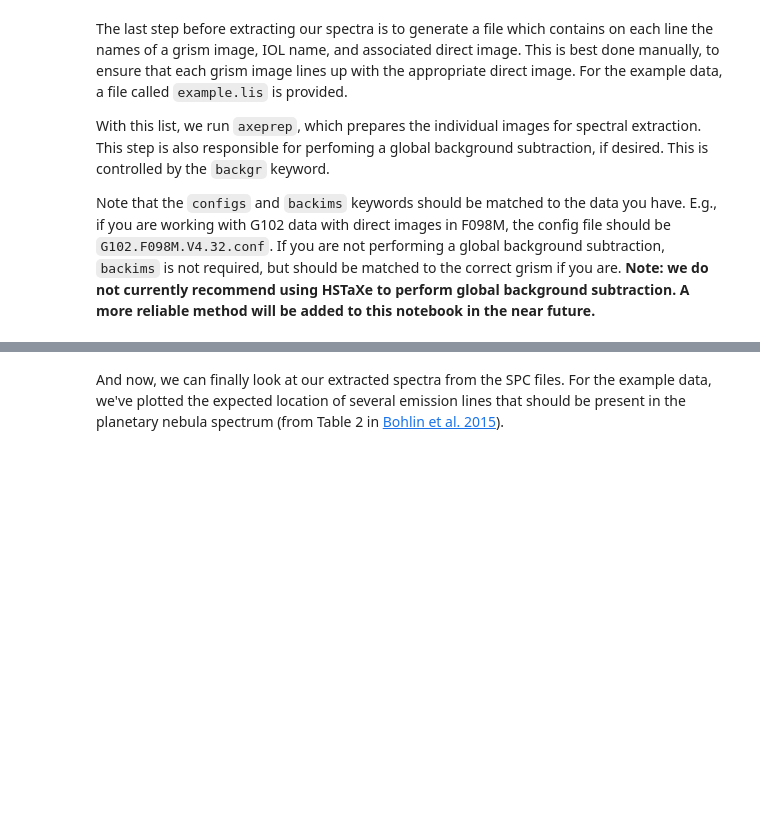
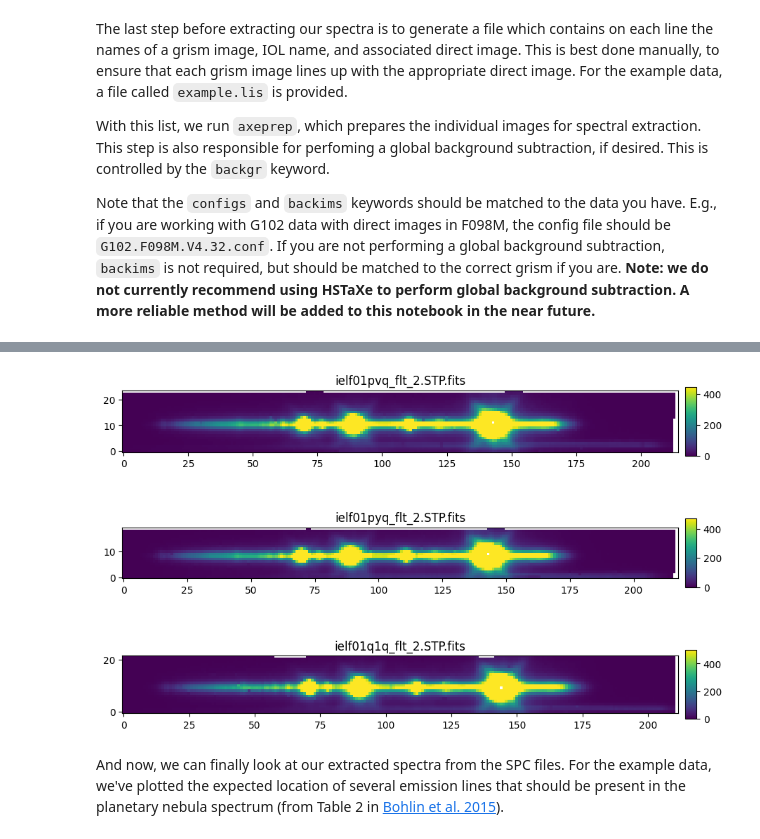
Before and after one commit to spacetelescope/hstaxe, a Jupyter notebook: cookbooks/WFC3/IR_basic_extraction/wfc3-basic-ir-hstaxe-cookbook.ipynb, the cells around one changed output, grey strips where cells are left out. Drawn from its saved outputs; the diff is of its cells as text; code cells hidden in the pictures; blank space fills up the shorter version.

```diff
--- a/cookbooks/WFC3/IR_basic_extraction/wfc3-basic-ir-hstaxe-cookbook.ipynb
+++ b/cookbooks/WFC3/IR_basic_extraction/wfc3-basic-ir-hstaxe-cookbook.ipynb
@@ -88,13 +114,13 @@ os.mkdir('direct_ims')
 Now, copy your images to the input directories.
 # %%
 # src = '/path/to/your/grism/images/*.fits'
-src = 'example_data/grism/*.fits'
+src = 'example_data/grism/*raw.fits'
 dst = 'grism_ims/'
 for f in glob.glob(src):
     shutil.copy(f, dst)
 
 # src = '/path/to/your/direct/images/*.fits'
-src = 'example_data/direct/*.fits'
+src = 'example_data/direct/*raw.fits'
 dst = 'direct_ims/'
 for f in glob.glob(src):
     shutil.copy(f, dst)
@@ -193,7 +436,8 @@ os.chdir('grism_ims')
 
 lis = open('grism.lis', 'w')
 for f in sorted(os.listdir('.')):
-    if os.path.splitext(f)[1]=='.fits':
+    if f[-8:] == 'flt.fits':
+    # if os.path.splitext(f)[1]=='.fits':
         lis.write(f)
         lis.write('\n')
 lis.close()
@@ -211,7 +494,8 @@ os.chdir('direct_ims')
 
 lis = open('direct.lis', 'w')
 for f in sorted(os.listdir('.')):
-    if os.path.splitext(f)[1]=='.fits':
+    if f[-8:] == 'flt.fits':
+    # if os.path.splitext(f)[1]=='.fits':
         lis.write(f)
         lis.write('\n')
 lis.close()
@@ -446,16 +822,19 @@ First, let's examine the stamps from the STP files.
 # %%
 beam = '19'
 
 fig, axes = plt.subplots(3, 1, figsize=(10,6))
 
 for i, f in enumerate(glob.glob('OUTPUT/*STP.fits')):
+
     with fits.open(f) as hdul:
         d = hdul[f'BEAM_{beam}A'].data
-        z1,z2 = zscale.zscale(d)
-        im = axes[i].imshow(d, origin='lower', cmap='Greys_r', vmin=z1, vmax=z2)
-        axes[i].set_title(os.path.basename(f))
-
-plt.tight_layout()
+    z1,z2 = zscale.zscale(d)
+    im = axes[i].imshow(d, origin='lower', vmin=z1, vmax=z2)
+    fig.colorbar(im,ax=axes[i],shrink=0.5, pad=0.01, aspect=6)
+    axes[i].set_title(os.path.basename(f))
+fig.tight_layout()
+# %% [output]
+[figure, added]
 # %% [markdown]
 And now, we can finally look at our extracted spectra from the SPC files. For the example data, we've plotted the expected location of several emission lines that should be present in the planetary nebula spectrum (from Table 2 in [Bohlin et al. 2015](https://www.stsci.edu/files/live/sites/www/files/home/hst/instrumentation/wfc3/documentation/instrument-science-reports-isrs/_documents/2015/WFC3-2015-10.pdf)).
 # %%
```
Also changed, not shown: parts of 40 cells of this notebook.
